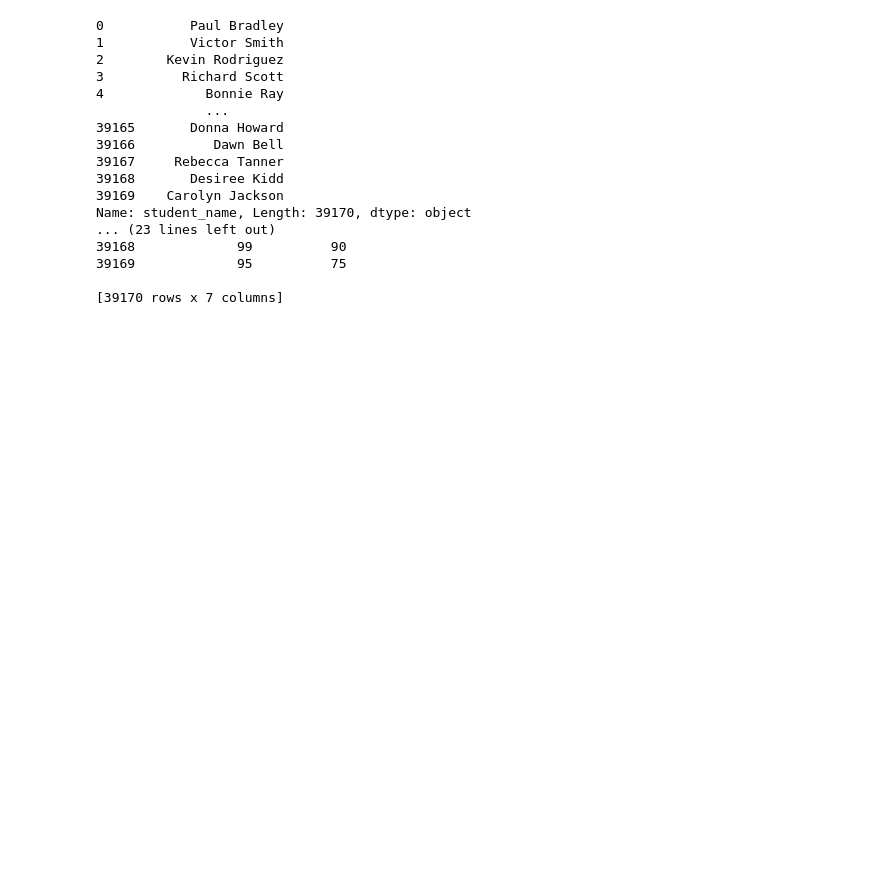
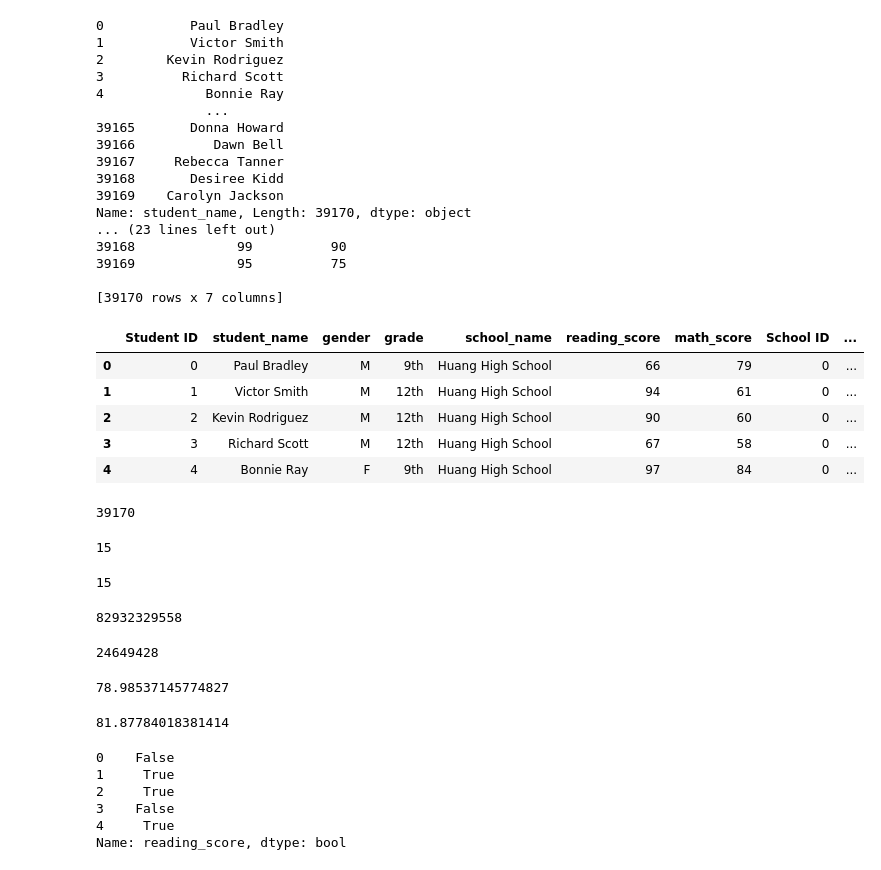
Before and after one commit to swathy84/PyCitySchools-Analysis, a Jupyter notebook: PyCitySchools.ipynb, the cells around one changed output. Drawn from its saved outputs; the diff is of its cells as text; code cells hidden in the pictures; blank space fills up the shorter version.

Commit message:
District summary complete

```diff
--- a/PyCitySchools.ipynb
+++ b/PyCitySchools.ipynb
@@ -226,3 +226,76 @@ Name: student_name, Length: 39170, dtype: object
 39169             95          75
 
 [39170 rows x 7 columns]
+# %%
+# Combine the data into a single dataset.
+#school_data_complete_df = pd.merge(student_data_df,school_data_df,on="school_name")
+school_data_complete_df = pd.merge(student_data_df,school_data_df,on=["school_name", "school_name"])
+school_data_complete_df.head()
+# %% [output]
+|  | Student ID | student_name | gender | grade | school_name | reading_score | math_score | School ID | ... |
+| 0 | 0 | Paul Bradley | M | 9th | Huang High School | 66 | 79 | 0 | ... |
+| 1 | 1 | Victor Smith | M | 12th | Huang High School | 94 | 61 | 0 | ... |
+| 2 | 2 | Kevin Rodriguez | M | 12th | Huang High School | 90 | 60 | 0 | ... |
+| 3 | 3 | Richard Scott | M | 12th | Huang High School | 67 | 58 | 0 | ... |
+| 4 | 4 | Bonnie Ray | F | 9th | Huang High School | 97 | 84 | 0 | ... |
+# %%
+#to get the total number of students : count()
+#student_count = school_data_complete_df["student_name"].count()
+#student_count = school_data_complete_df.count()
+student_count = school_data_complete_df["Student ID"].count()
+
+student_count
+# %% [output]
+39170
+# %%
+# 1 ways : To get the total number of schools using : unique() on the merged dataframe
+school_count1 = school_data_complete_df["school_name"].unique()
+school_count1
+len(school_data_complete_df["school_name"].unique())
+# %% [output]
+15
+# %%
+# 2 way : to get the total number of school using : count() on the original dataframe  for school
+school_count2 = school_data_df["school_name"].count()
+school_count2
+# %% [output]
+15
+# %%
+# to get the total total budget for the whole district using school_data_complete_df    : sum()
+total_budget = school_data_complete_df["budget"].sum()
+total_budget
+# %% [output]
+82932329558
+# %%
+# 2- way to calculate the toal budget  through schools_data_df   : sum()
+total_budget2 = school_data_df["budget"].sum()
+total_budget2
+# %% [output]
+24649428
+# %%
+# to get the average of the math score :  mean()
+average_math_score = school_data_complete_df["math_score"].mean()
+average_math_score
+# %% [output]
+78.98537145774827
+# %%
+# to get the average of the reading score :  mean()
+average_reading_score = school_data_complete_df["reading_score"].mean()
+average_reading_score
+# %% [output]
+81.87784018381414
+# %%
+# determining the passing grade for math score and reading score
+
+passing_math = school_data_complete_df["math_score"]>=70
+passing_math.head()
+
+passing_reading = school_data_complete_df["reading_score"]>=70
+passing_reading.head()
+# %% [output]
+0    False
+1     True
+2     True
+3    False
+4     True
+Name: reading_score, dtype: bool
```
Also changed, not shown: parts of 11 cells of this notebook, 2 other files.
